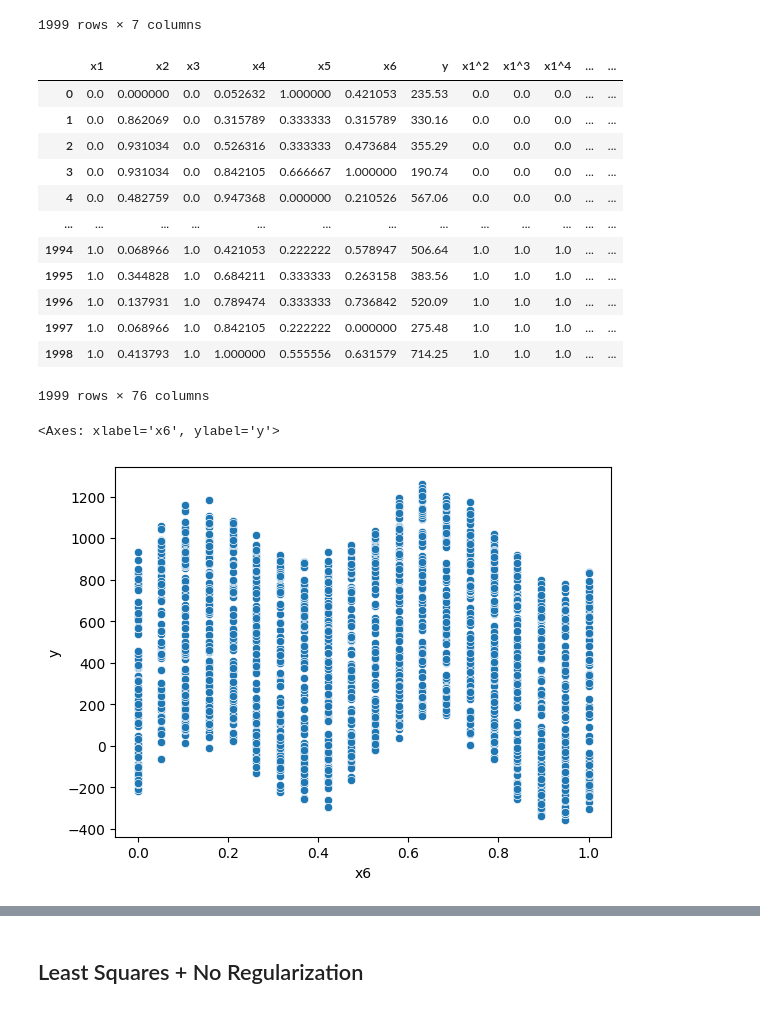
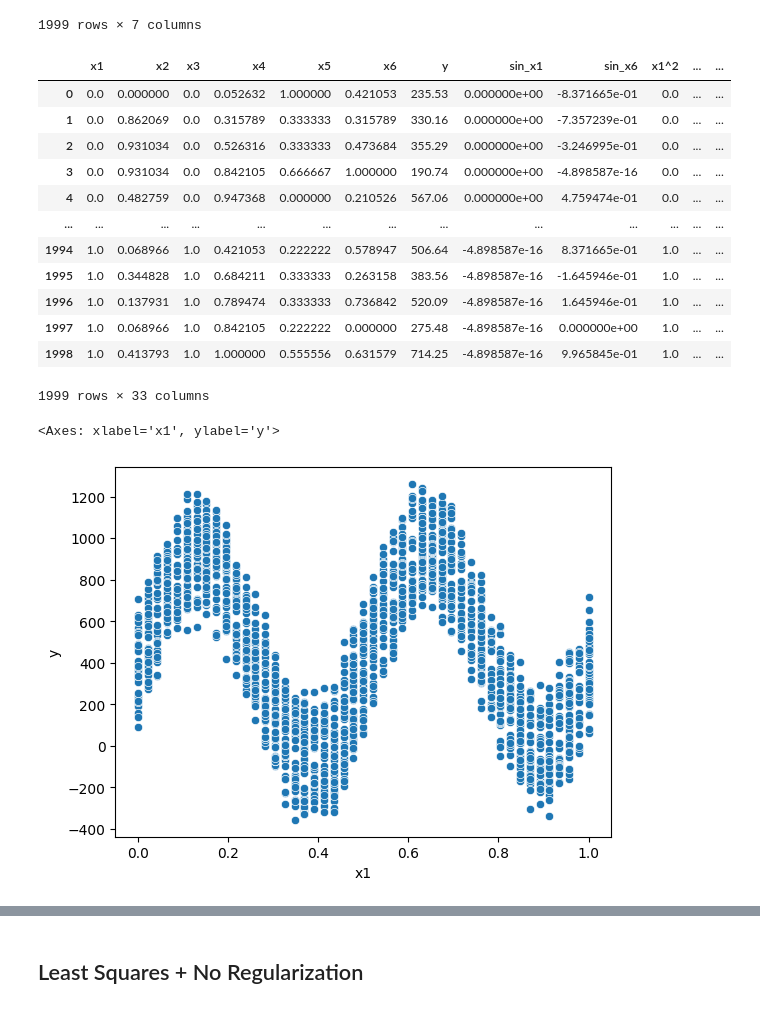
Before and after one commit to Marwyk2003/mpum_miniproject1, a Jupyter notebook: src/regression.ipynb, the cells around one changed output, grey strips where cells are left out. Drawn from its saved outputs; the diff is of its cells as text; code cells hidden in the pictures.

```diff
--- a/src/regression.ipynb
+++ b/src/regression.ipynb
@@ -47,35 +44,37 @@ df_res
 # %%
 df = pd.read_csv('dane_skalowane.data', sep='\t', names=[f'x{i}' for i in range(1, 7)]+['y'])
 
+# df['sin_x1'] = np.sin( 4*np.pi* df[f'x1'])
+# df['sin_x6'] = np.sin( 4*np.pi* df[f'x6'])
+# for i in range(1,7):
+#     for j in [2,3,4,5,6,7,8,9]:
+#         df[f'x{i}^{j}']=df[f'x{i}']**j
+#     for j in range(i+1,7):
+#         df[f'x{i}*{j}']=df[f'x{i}']*df[f'x{j}']
+
+df['sin_x1'] = np.sin( 4*np.pi* df[f'x1'])
+df['sin_x6'] = np.sin( 4*np.pi* df[f'x6'])
 for i in range(1,7):
-    # df[f'sin_x{i}'] = np.sin(df[f'x{i}'])
-    # df[f'cos_x{i}'] = np.cos(df[f'x{i}'])
-    for j in range(2,10):
+    for j in [2,3,8,9]:
         df[f'x{i}^{j}']=df[f'x{i}']**j
-    df[f'x{i}g']= np.exp(-(df[f'x{i}']-np.mean(df[f'x{i}'])/2)**2)
-    # df[f'x{i}g']= np.exp(-(df[f'x{i}']-np.mean(df[f'x{i}'])/3)**2)
-    # df[f'x{i}g']= np.exp(-(df[f'x{i}']-np.mean(df[f'x{i}']))**2)
-    for j in range(i+1,7):
-        df[f'x{i}*{j}']=df[f'x{i}']*df[f'x{j}']
-# df['yy'] = df['y']
+
 df
 # %% [output]
-|  | x1 | x2 | x3 | x4 | x5 | x6 | y | x1^2 | x1^3 | x1^4 | ... | ... |
-| 0 | 0.0 | 0.000000 | 0.0 | 0.052632 | 1.000000 | 0.421053 | 235.53 | 0.0 | 0.0 | 0.0 | ... | ... |
-| 1 | 0.0 | 0.862069 | 0.0 | 0.315789 | 0.333333 | 0.315789 | 330.16 | 0.0 | 0.0 | 0.0 | ... | ... |
-| 2 | 0.0 | 0.931034 | 0.0 | 0.526316 | 0.333333 | 0.473684 | 355.29 | 0.0 | 0.0 | 0.0 | ... | ... |
-| 3 | 0.0 | 0.931034 | 0.0 | 0.842105 | 0.666667 | 1.000000 | 190.74 | 0.0 | 0.0 | 0.0 | ... | ... |
-| 4 | 0.0 | 0.482759 | 0.0 | 0.947368 | 0.000000 | 0.210526 | 567.06 | 0.0 | 0.0 | 0.0 | ... | ... |
+|  | x1 | x2 | x3 | x4 | x5 | x6 | y | sin_x1 | sin_x6 | x1^2 | ... | ... |
+| 0 | 0.0 | 0.000000 | 0.0 | 0.052632 | 1.000000 | 0.421053 | 235.53 | 0.000000e+00 | -8.371665e-01 | 0.0 | ... | ... |
+| 1 | 0.0 | 0.862069 | 0.0 | 0.315789 | 0.333333 | 0.315789 | 330.16 | 0.000000e+00 | -7.357239e-01 | 0.0 | ... | ... |
+| 2 | 0.0 | 0.931034 | 0.0 | 0.526316 | 0.333333 | 0.473684 | 355.29 | 0.000000e+00 | -3.246995e-01 | 0.0 | ... | ... |
+| 3 | 0.0 | 0.931034 | 0.0 | 0.842105 | 0.666667 | 1.000000 | 190.74 | 0.000000e+00 | -4.898587e-16 | 0.0 | ... | ... |
+| 4 | 0.0 | 0.482759 | 0.0 | 0.947368 | 0.000000 | 0.210526 | 567.06 | 0.000000e+00 | 4.759474e-01 | 0.0 | ... | ... |
 | ... | ... | ... | ... | ... | ... | ... | ... | ... | ... | ... | ... | ... |
-| 1994 | 1.0 | 0.068966 | 1.0 | 0.421053 | 0.222222 | 0.578947 | 506.64 | 1.0 | 1.0 | 1.0 | ... | ... |
-| 1995 | 1.0 | 0.344828 | 1.0 | 0.684211 | 0.333333 | 0.263158 | 383.56 | 1.0 | 1.0 | 1.0 | ... | ... |
-| 1996 | 1.0 | 0.137931 | 1.0 | 0.789474 | 0.333333 | 0.736842 | 520.09 | 1.0 | 1.0 | 1.0 | ... | ... |
-| 1997 | 1.0 | 0.068966 | 1.0 | 0.842105 | 0.222222 | 0.000000 | 275.48 | 1.0 | 1.0 | 1.0 | ... | ... |
-| 1998 | 1.0 | 0.413793 | 1.0 | 1.000000 | 0.555556 | 0.631579 | 714.25 | 1.0 | 1.0 | 1.0 | ... | ... |
+| 1994 | 1.0 | 0.068966 | 1.0 | 0.421053 | 0.222222 | 0.578947 | 506.64 | -4.898587e-16 | 8.371665e-01 | 1.0 | ... | ... |
+| 1995 | 1.0 | 0.344828 | 1.0 | 0.684211 | 0.333333 | 0.263158 | 383.56 | -4.898587e-16 | -1.645946e-01 | 1.0 | ... | ... |
+| 1996 | 1.0 | 0.137931 | 1.0 | 0.789474 | 0.333333 | 0.736842 | 520.09 | -4.898587e-16 | 1.645946e-01 | 1.0 | ... | ... |
+| 1997 | 1.0 | 0.068966 | 1.0 | 0.842105 | 0.222222 | 0.000000 | 275.48 | -4.898587e-16 | 0.000000e+00 | 1.0 | ... | ... |
+| 1998 | 1.0 | 0.413793 | 1.0 | 1.000000 | 0.555556 | 0.631579 | 714.25 | -4.898587e-16 | 9.965845e-01 | 1.0 | ... | ... |
-1999 rows × 76 columns
+1999 rows × 33 columns
 # %%
-# sns.pointplot(df, x='x1', y='y')
-sns.scatterplot(df, x='x6', y='y')
+sns.scatterplot(df, x='x1', y='y')
 # %% [output]
-<Axes: xlabel='x6', ylabel='y'>
+<Axes: xlabel='x1', ylabel='y'>
-[figure, old version]
+[figure, new version]
```
Also changed, not shown: parts of 16 cells of this notebook, 1 other file.
